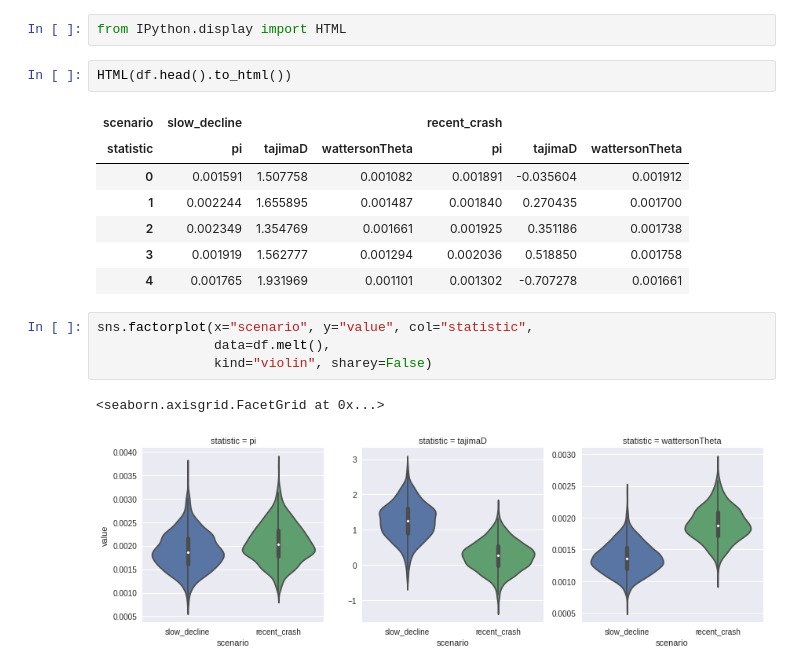
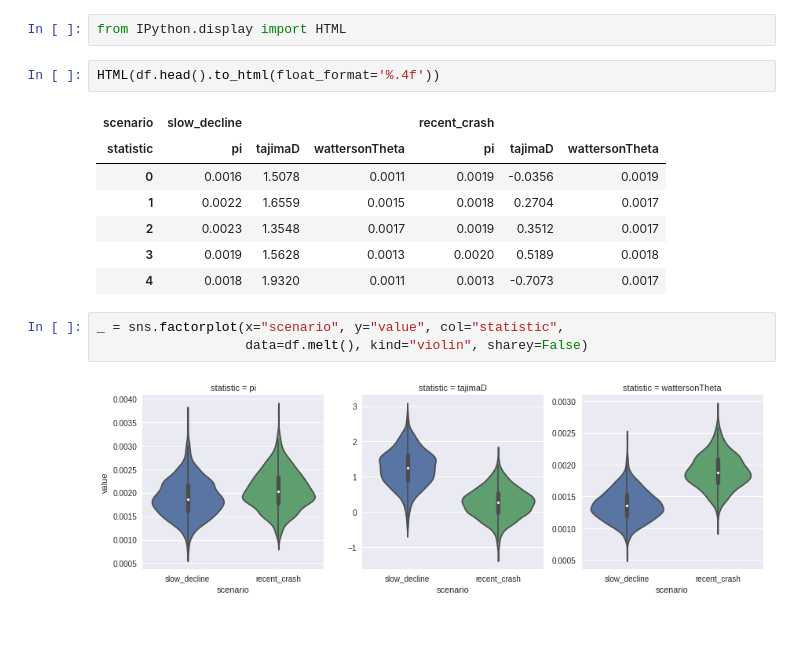
Before and after one commit to hardingnj/hardingnj.github.io, a Jupyter notebook: _posts/2017-07-17-power-of-correct-tools.ipynb, the cells around one changed output. Cells and saved outputs as stored; diff of their text form; blank space fills up the shorter version.

```diff
--- a/_posts/2017-07-17-power-of-correct-tools.ipynb
+++ b/_posts/2017-07-17-power-of-correct-tools.ipynb
@@ -171,19 +171,17 @@ Wall time: 10 µs
 # %%
 from IPython.display import HTML
 # %%
-HTML(df.head().to_html())
+HTML(df.head().to_html(float_format='%.4f'))
 # %% [output]
 | scenario | slow_decline |  |  | recent_crash |  |  |
 | statistic | pi | tajimaD | wattersonTheta | pi | tajimaD | wattersonTheta |
-| 0 | 0.001591 | 1.507758 | 0.001082 | 0.001891 | -0.035604 | 0.001912 |
-| 1 | 0.002244 | 1.655895 | 0.001487 | 0.001840 | 0.270435 | 0.001700 |
-| 2 | 0.002349 | 1.354769 | 0.001661 | 0.001925 | 0.351186 | 0.001738 |
-| 3 | 0.001919 | 1.562777 | 0.001294 | 0.002036 | 0.518850 | 0.001758 |
-| 4 | 0.001765 | 1.931969 | 0.001101 | 0.001302 | -0.707278 | 0.001661 |
+| 0 | 0.0016 | 1.5078 | 0.0011 | 0.0019 | -0.0356 | 0.0019 |
+| 1 | 0.0022 | 1.6559 | 0.0015 | 0.0018 | 0.2704 | 0.0017 |
+| 2 | 0.0023 | 1.3548 | 0.0017 | 0.0019 | 0.3512 | 0.0017 |
+| 3 | 0.0019 | 1.5628 | 0.0013 | 0.0020 | 0.5189 | 0.0018 |
+| 4 | 0.0018 | 1.9320 | 0.0011 | 0.0013 | -0.7073 | 0.0017 |
 # %%
-sns.factorplot(x="scenario", y="value", col="statistic",
-               data=df.melt(),
-               kind="violin", sharey=False)
+_ = sns.factorplot(x="scenario", y="value", col="statistic",
+                   data=df.melt(), kind="violin", sharey=False)
 # %% [output]
-<seaborn.axisgrid.FacetGrid at 0x...>
 [figure]
```
Also changed, not shown: 4 other files.
